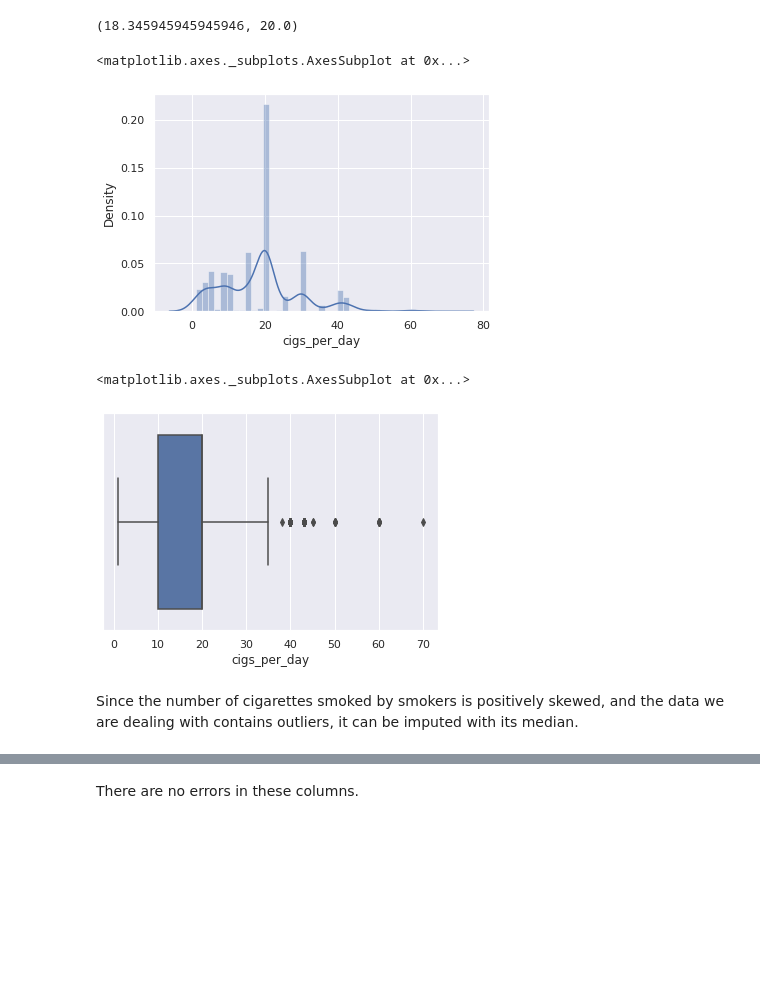
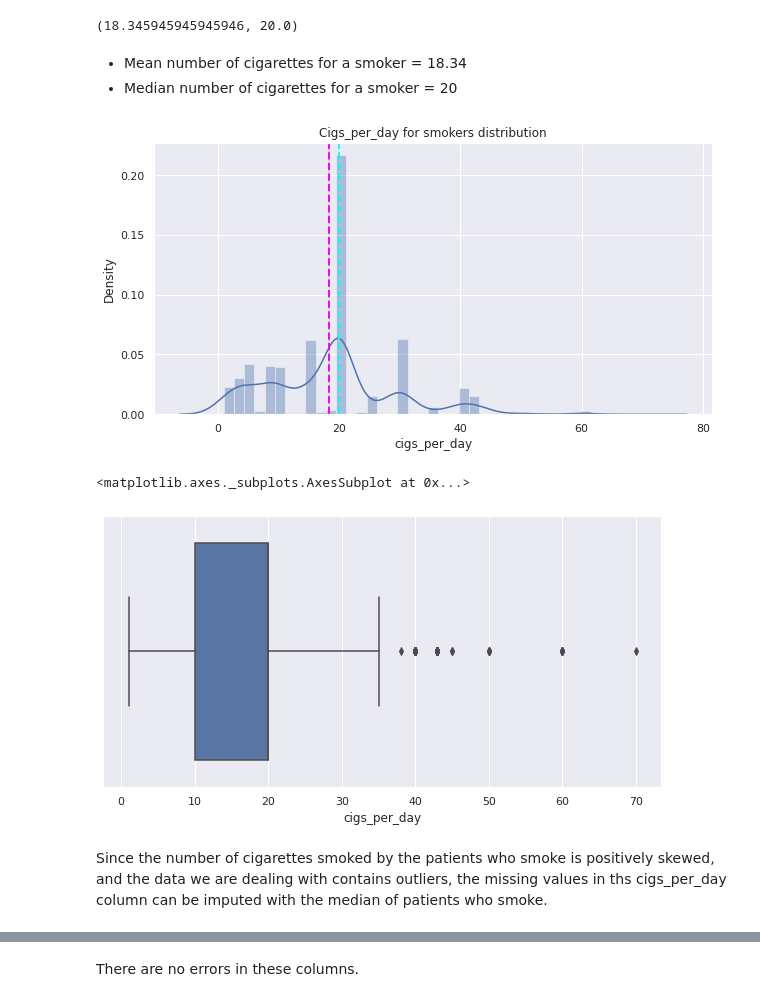
Before and after one commit to shaloy-lewis/cardiovascular_risk_prediction, a Jupyter notebook: Cardiovascular_Risk_Prediction_Shaloy_Lewis.ipynb, the cells around one changed output, grey strips where cells are left out. Cells and saved outputs as stored; diff of their text form; code cells hidden in the pictures; blank space fills up the shorter version.

```diff
--- a/Cardiovascular_Risk_Prediction_Shaloy_Lewis.ipynb
+++ b/Cardiovascular_Risk_Prediction_Shaloy_Lewis.ipynb
@@ -225,16 +240,24 @@ Let's check the mean and median number of cigarettes smoked by patients, who rep
 df[df['is_smoking']==1]['cigs_per_day'].mean(),df[df['is_smoking']==1]['cigs_per_day'].median()
 # %% [output]
 (18.345945945945946, 20.0)
+# %% [markdown]
+* Mean number of cigarettes for a smoker = 18.34
+* Median number of cigarettes for a smoker = 20
+# %%
+plt.figure(figsize=(10,5))
+sns.distplot(df[df['is_smoking']==1]['cigs_per_day'])
+plt.axvline(df[df['is_smoking']==1]['cigs_per_day'].mean(), color='magenta', linestyle='dashed', linewidth=2)
+plt.axvline(df[df['is_smoking']==1]['cigs_per_day'].median(), color='cyan', linestyle='dashed', linewidth=2)
+plt.title('Cigs_per_day for smokers distribution')
+plt.show()
+# %% [output]
+[figure, added]
 # %%
-sns.distplot(df[df['is_smoking']==1]['cigs_per_day'])
+plt.figure(figsize=(10,5))
+sns.boxplot(df[df['is_smoking']==1]['cigs_per_day'])
 # %% [output]
 <matplotlib.axes._subplots.AxesSubplot at 0x...>
-[figure, old version]
+[figure, new version]
-# %%
-sns.boxplot(df[df['is_smoking']==1]['cigs_per_day'])
-# %% [output]
-<matplotlib.axes._subplots.AxesSubplot at 0x...>
-[figure, removed]
 # %% [markdown]
-Since the number of cigarettes smoked by smokers is positively skewed, and the data we are dealing with contains outliers, it can be imputed with its median.
+Since the number of cigarettes smoked by the patients who smoke is positively skewed, and the data we are dealing with contains outliers, the missing values in ths cigs_per_day column can be imputed with the median of patients who smoke.
 # %%
```
Also changed, not shown: parts of 49 cells of this notebook.
